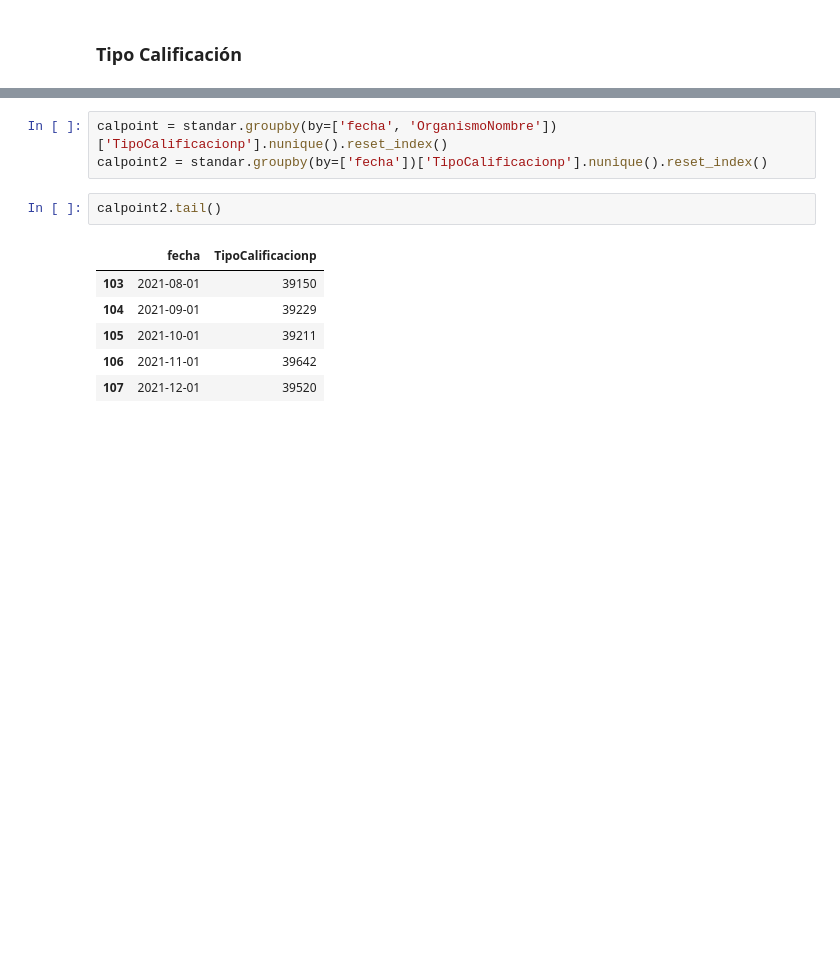
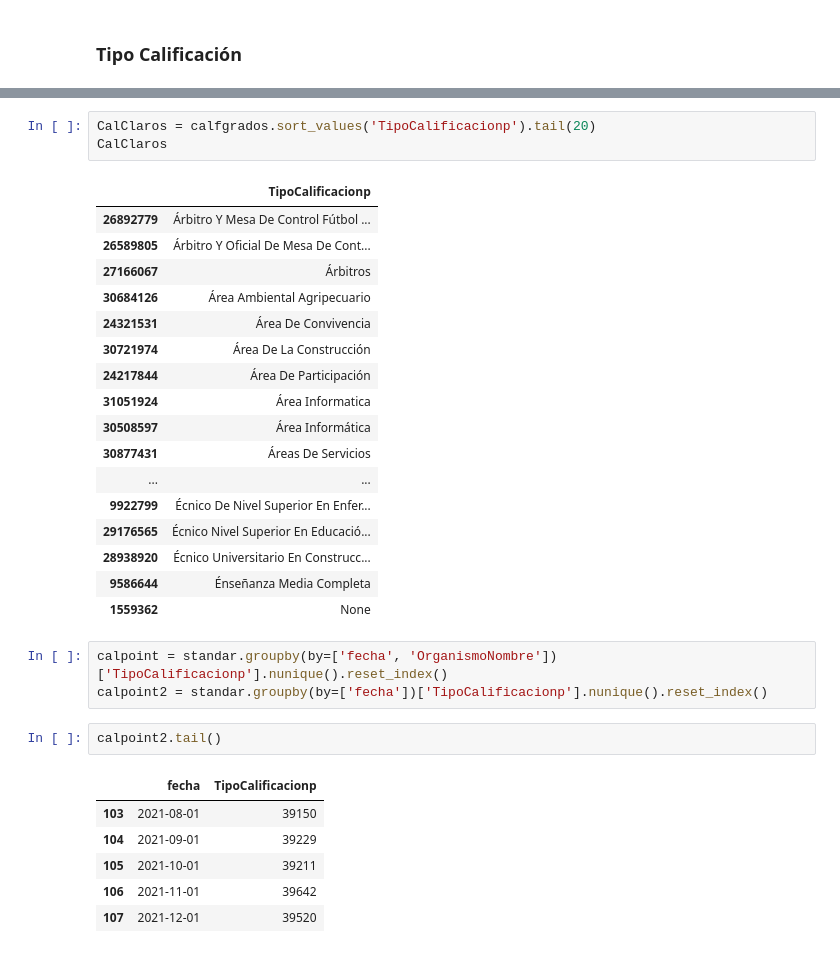
Before and after one commit to josemoragonzalez/PublicEmployment, a Jupyter notebook: informe.ipynb, the cells around one changed output, grey strips where cells are left out. Saved outputs shown, nothing was run; the diff lists cells and outputs as text; blank space fills up the shorter version.

```diff
--- a/informe.ipynb
+++ b/informe.ipynb
@@ -1003,3 +1027,24 @@ display(CalClaros)
+# %%
+CalClaros = calfgrados.sort_values('TipoCalificacionp').tail(20)
+CalClaros
+# %% [output]
+|  | TipoCalificacionp |
+| 26892779 | Árbitro Y Mesa De Control Fútbol ... |
+| 26589805 | Árbitro Y Oficial De Mesa De Cont... |
+| 27166067 | Árbitros |
+| 30684126 | Área Ambiental Agripecuario |
+| 24321531 | Área De Convivencia |
+| 30721974 | Área De La Construcción |
+| 24217844 | Área De Participación |
+| 31051924 | Área Informatica |
+| 30508597 | Área Informática |
+| 30877431 | Áreas De Servicios |
+| ... | ... |
+| 9922799 | Écnico De Nivel Superior En Enfer... |
+| 29176565 | Écnico Nivel Superior En Educació... |
+| 28938920 | Écnico Universitario En Construcc... |
+| 9586644 | Énseñanza Media Completa |
+| 1559362 | None |
 # %%
 calpoint = standar.groupby(by=['fecha', 'OrganismoNombre'])['TipoCalificacionp'].nunique().reset_index()
 calpoint2 = standar.groupby(by=['fecha'])['TipoCalificacionp'].nunique().reset_index()
```
Also changed, not shown: parts of 25 cells of this notebook, 19 other files.
